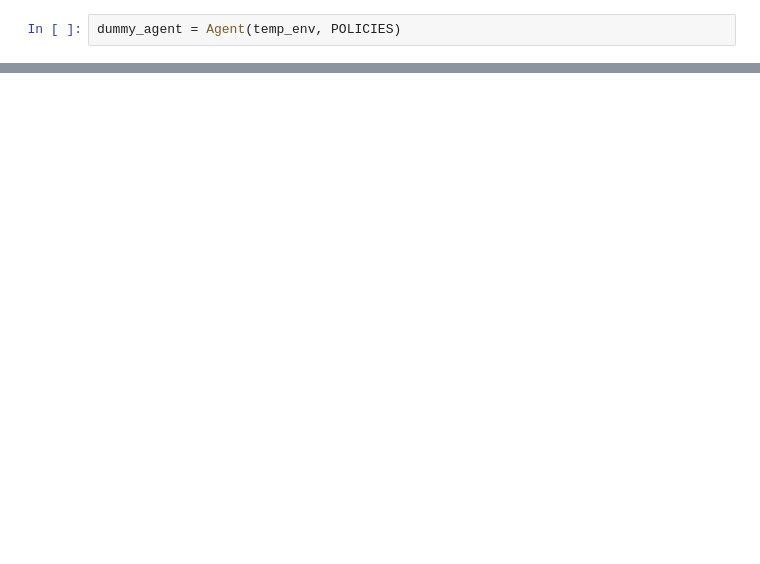
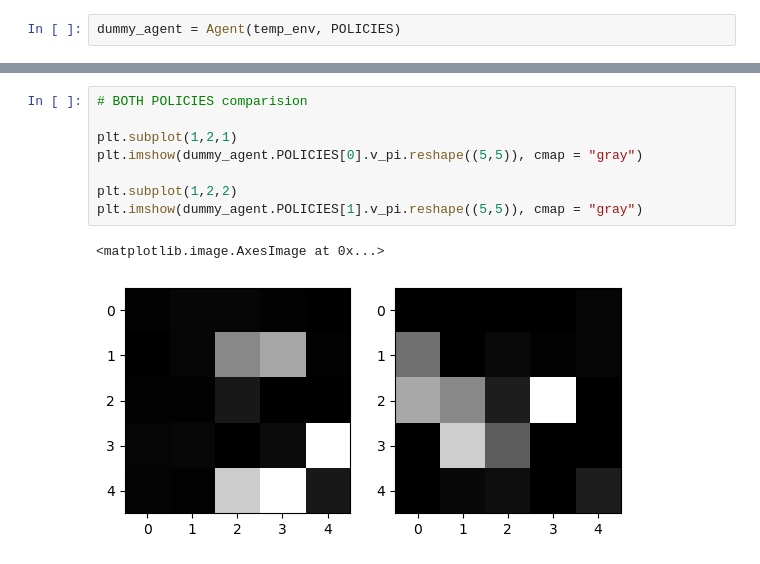
Before and after one commit to KLohithSaradhi/RL_CIA, a Jupyter notebook: MDP.ipynb, the cells around one changed output, grey strips where cells are left out. Cells and saved outputs as stored; diff of their text form; blank space fills up the shorter version.

```diff
--- a/MDP.ipynb
+++ b/MDP.ipynb
@@ -209,0 +227,11 @@ dummy_agent.infer(temp_env.START)
+# %%
+# BOTH POLICIES comparision
+
+plt.subplot(1,2,1)
+plt.imshow(dummy_agent.POLICIES[0].v_pi.reshape((5,5)), cmap = "gray")
+
+plt.subplot(1,2,2)
+plt.imshow(dummy_agent.POLICIES[1].v_pi.reshape((5,5)), cmap = "gray")
+# %% [output]
+<matplotlib.image.AxesImage at 0x...>
+[figure, added]
```
Also changed, not shown: parts of 17 cells of this notebook, 1 other file.
